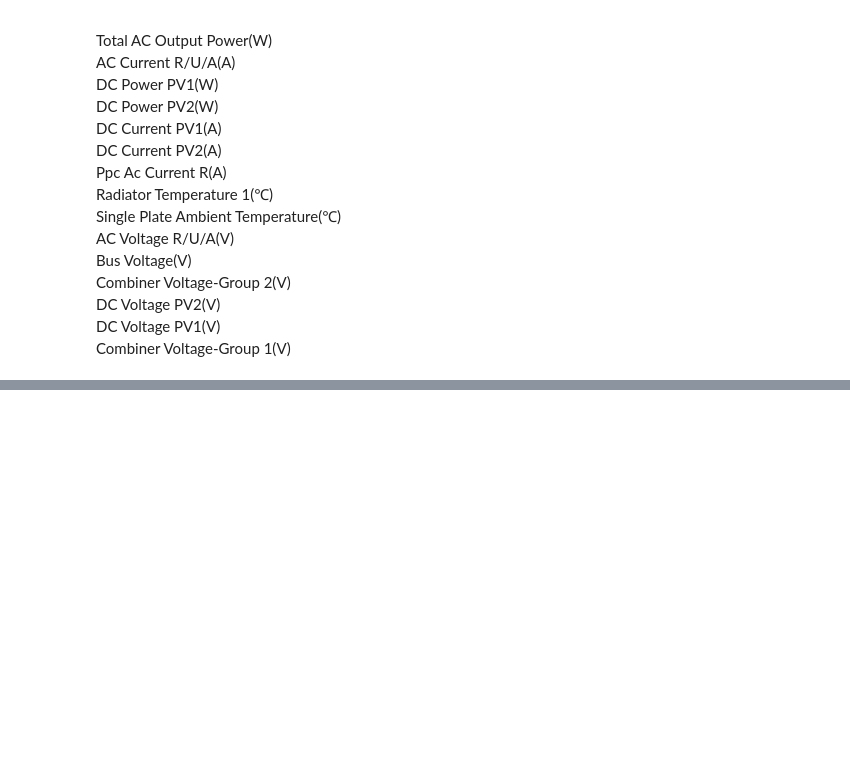
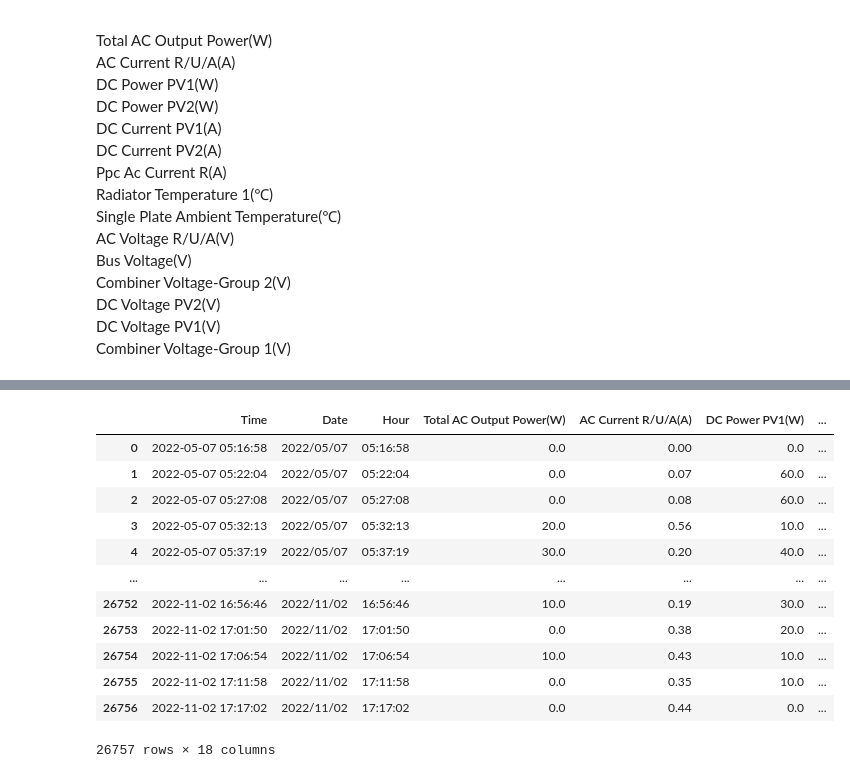
Before and after one commit to oakthyago/Electrical-Demand-Brazil, a Jupyter notebook: photovoltaic-analysis-from-full-of-shadows-system.ipynb, the cells around one changed output, grey strips where cells are left out. Drawn from its saved outputs; the diff is of its cells as text; code cells hidden in the pictures; blank space fills up the shorter version.

```diff
--- a/photovoltaic-analysis-from-full-of-shadows-system.ipynb
+++ b/photovoltaic-analysis-from-full-of-shadows-system.ipynb
@@ -132,0 +140,16 @@ df[["Total AC Output Power(W)","AC Current R/U/A(A)","DC Power PV1(W)","DC Power
+# %%
+df
+# %% [output]
+|  | Time | Date | Hour | Total AC Output Power(W) | AC Current R/U/A(A) | DC Power PV1(W) | ... |
+| 0 | 2022-05-07 05:16:58 | 2022/05/07 | 05:16:58 | 0.0 | 0.00 | 0.0 | ... |
+| 1 | 2022-05-07 05:22:04 | 2022/05/07 | 05:22:04 | 0.0 | 0.07 | 60.0 | ... |
+| 2 | 2022-05-07 05:27:08 | 2022/05/07 | 05:27:08 | 0.0 | 0.08 | 60.0 | ... |
+| 3 | 2022-05-07 05:32:13 | 2022/05/07 | 05:32:13 | 20.0 | 0.56 | 10.0 | ... |
+| 4 | 2022-05-07 05:37:19 | 2022/05/07 | 05:37:19 | 30.0 | 0.20 | 40.0 | ... |
+| ... | ... | ... | ... | ... | ... | ... | ... |
+| 26752 | 2022-11-02 16:56:46 | 2022/11/02 | 16:56:46 | 10.0 | 0.19 | 30.0 | ... |
+| 26753 | 2022-11-02 17:01:50 | 2022/11/02 | 17:01:50 | 0.0 | 0.38 | 20.0 | ... |
+| 26754 | 2022-11-02 17:06:54 | 2022/11/02 | 17:06:54 | 10.0 | 0.43 | 10.0 | ... |
+| 26755 | 2022-11-02 17:11:58 | 2022/11/02 | 17:11:58 | 0.0 | 0.35 | 10.0 | ... |
+| 26756 | 2022-11-02 17:17:02 | 2022/11/02 | 17:17:02 | 0.0 | 0.44 | 0.0 | ... |
+26757 rows × 18 columns
```
Also changed, not shown: parts of 7 cells of this notebook.
